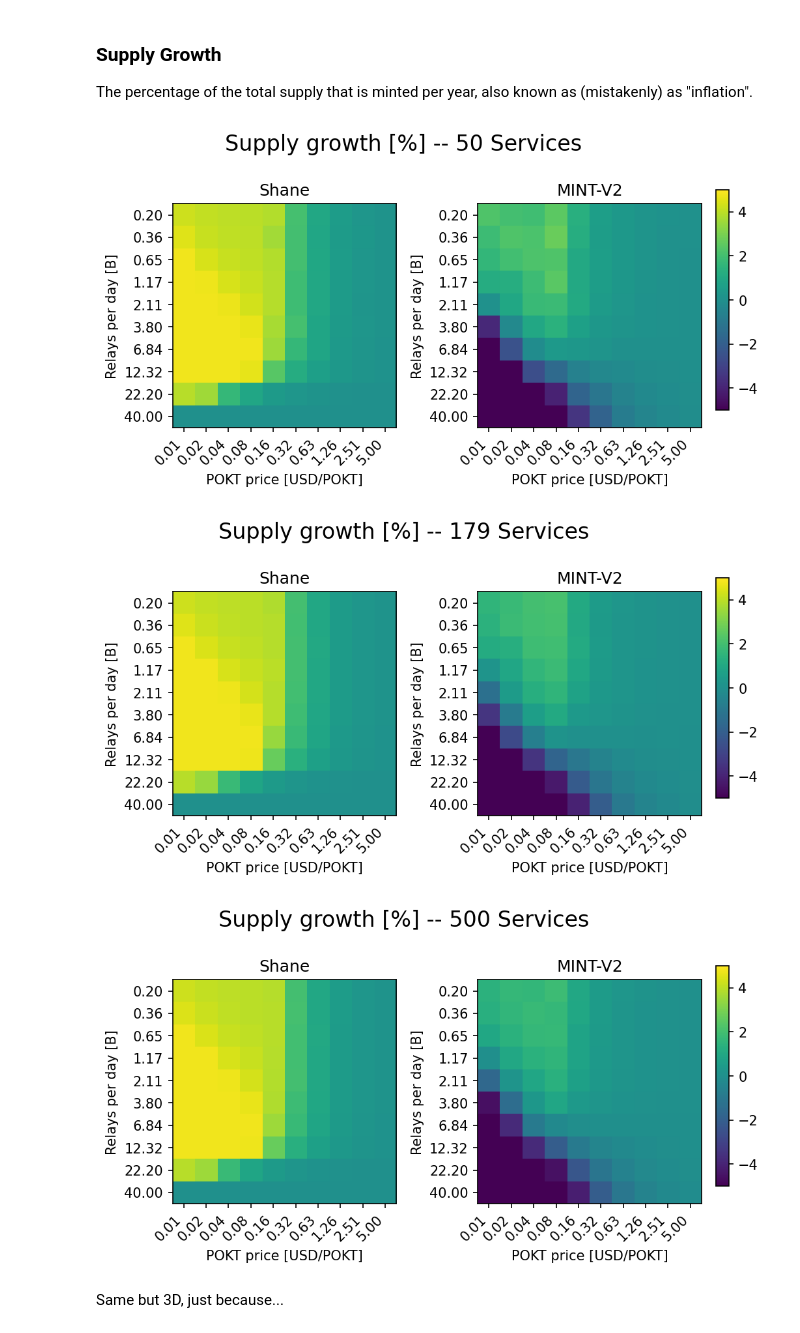
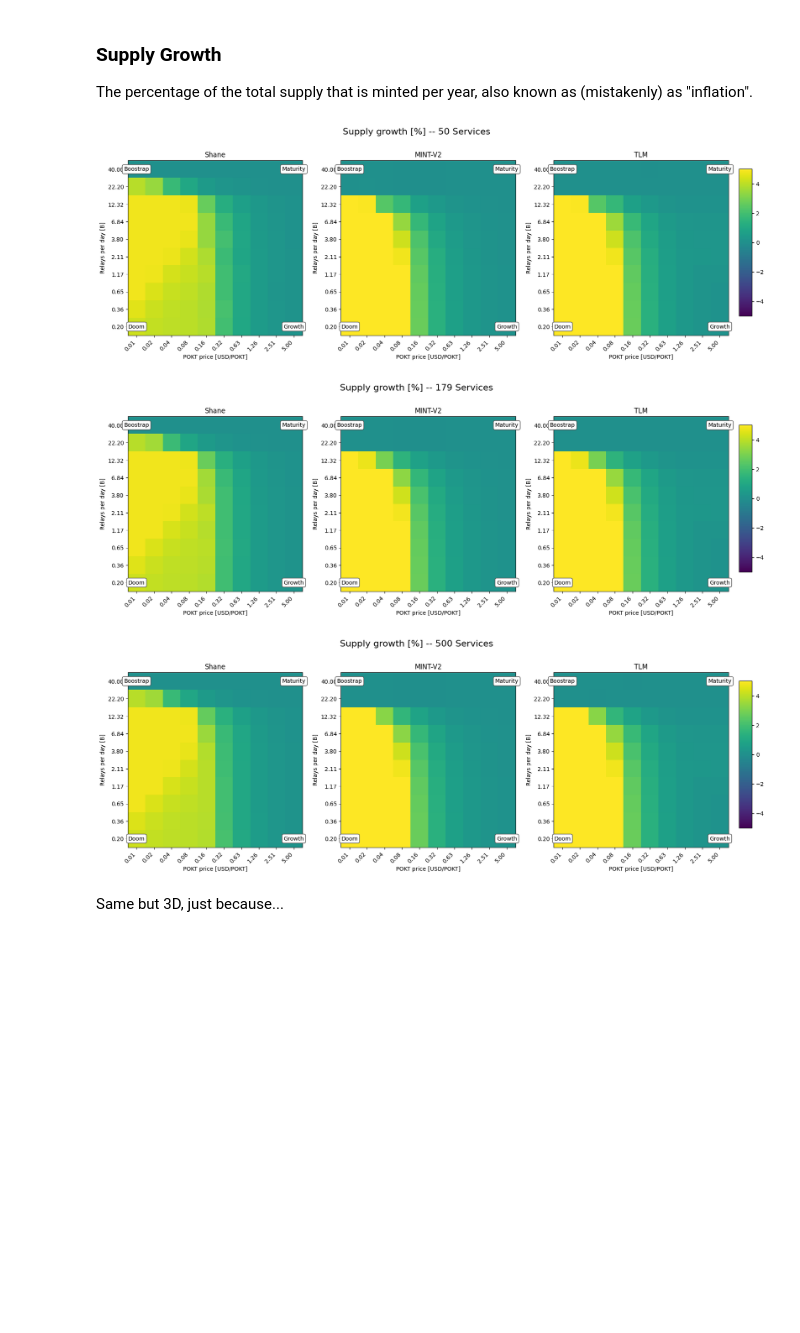
Before and after one commit to pokt-network/shannon-tokenomics-static-tests, a Jupyter notebook: notebooks/Random_scenarios.ipynb, the cells around one changed output. Cells and saved outputs as stored; diff of their text form; code cells hidden in the pictures; blank space fills up the shorter version.

Commit message:
added TLM | other minor changes

```diff
--- a/notebooks/Random_scenarios.ipynb
+++ b/notebooks/Random_scenarios.ipynb
@@ -144,3 +153,7 @@ models_test['MINT-V2']['process_fcn'] = mint_v2.process
+# %%
+models_test['TLM'] = dict()
+models_test['TLM']['params'] = tlm_params
+models_test['TLM']['process_fcn'] = tlm.process
 # %% [markdown]
 # Process
 # %% [markdown]
@@ -217,14 +230,14 @@ for i_r, relays_now in enumerate(relays_sweep):
                     # POKT burnt
                     row_values.append(results['Total_Burn'])
                     # Supplier monthly income in USD
-                    month_income_usd = results['Total_Mint_base']*network_macro['mint_share']['Supplier']*30.4*network_macro['POKT_value'] /network_macro['supplier nodes']
+                    month_income_usd = results['Total_Mint_Supplier']*30.4*network_macro['POKT_value'] /network_macro['supplier nodes']
                     row_values.append(month_income_usd)
                     # Suplier APR
                     row_values.append(((month_income_usd/30.4)*365./(network_macro['POKT_stake_per_node']*network_macro['POKT_value']))*100.)
                     # Over-mint per day due to suppliers extra minting
-                    row_values.append(results['Total_Mint_base']-results['Total_Burn'])
+                    row_values.append(results['Total_Mint_Supplier']-results['Total_Burn'] * network_macro["mint_share"]["Supplier"])
                     # Over-minted to sources
-                    row_values.append(results['Total_Mint_others'])
+                    row_values.append(results['Total_Mint_Supplier']-results['Total_Burn'] * network_macro["mint_share"]["Supplier"])
 
                     # Per-Service stuff
                     node_avg_list = list()
@@ -284,7 +297,7 @@ sweep_results_df = pd.DataFrame(
         "POKT burnt per Day [POKT]",
         "Supplier Income per Day [USD]",
         "Supplier APR (USD) [%]",
-        "Over-mint per Day for Suppliers [POKT]",
+        "Over-mint per Day for Supplier [POKT]",
         "Over-mint per Day for Sources [POKT]",
         "Per Service Avg. Gain per Node and Day [POKT]",
         "Per Service Std. Gain per Node and Day [POKT]",
@@ -339,7 +352,7 @@ for model_name in models_test.keys():
         'mean' : np.zeros(result_tensor_size),
         'std' : np.zeros(result_tensor_size)
     }
-    agg_results[model_name]['Income Suppliers'] = {
+    agg_results[model_name]['Income Supplier'] = {
         'mean' : np.zeros(result_tensor_size),
         'std' : np.zeros(result_tensor_size)
     }
@@ -454,54 +467,68 @@ The percentage of the total supply that is minted per year, also known as (mista
 # %%
 
 for num_services_idx in num_services_show:
-        fig = plt.figure(dpi = 150)
+        fig = plt.figure(figsize=(16, 8))
         fig.suptitle('Supply growth [%%] -- %d Services'%int(services_sweep[num_services_idx]), size=16, y=0.85)
         for idx, model in enumerate(models_list):
-                ax =plt.subplot(1,len(models_list),idx+1)
+                ax =plt.subplot(1,len(models_list), idx+1)
                 total_mint_grid = agg_results[model]['Total Mint'][feat][:,:,num_services_idx]
                 total_burn_grid = agg_results[model]['Total Burn'][feat][:,:,num_services_idx]
 
                 supply_growth = ((total_mint_grid-total_burn_grid)*365/network_macro['total_supply'])*100.
 
-                im = plt.imshow(supply_growth,
+                data_show = supply_growth[::-1]
+                im = plt.imshow(data_show,
                         #    norm=LogNorm(),
                         cmap='viridis',
                         interpolation='nearest')
                 im.set_clim(color_map_supply_grow_limits)
 
                 plt.title(model)
 
                 plt.ylabel('Relays per day [B]')
                 plt.xlabel('POKT price [USD/POKT]')
 
 
 
                 ticks = 10
                 xticks = np.linspace(0, num_sweeps-1, ticks)
                 yticks = np.linspace(0, num_sweeps-1, ticks)
                 if USE_GEOM:
-                        ytick_labels = ['%0.2f'%i for i in np.geomspace(min_relays_sweep/1e9, max_relays_sweep/1e9, ticks)]
+                        ytick_labels = ['%0.2f'%i for i in np.geomspace(min_relays_sweep/1e9, max_relays_sweep/1e9, ticks)][::-1]
                         xtick_labels = ['%0.2f'%i for i in np.geomspace(min_price_sweep, max_price_sweep, ticks)]
                 else:
-                        ytick_labels = ['%0.2f'%i for i in np.linspace(min_relays_sweep/1e9, max_relays_sweep/1e9, ticks)]
+                        ytick_labels = ['%0.2f'%i for i in np.linspace(min_relays_sweep/1e9, max_relays_sweep/1e9, ticks)][::-1]
                         xtick_labels = ['%0.2f'%i for i in np.linspace(min_price_sweep, max_price_sweep, ticks)]
 
                 plt.xticks(rotation=45, ha='right')
 
                 plt.xticks(ticks=xticks, labels=xtick_labels)
                 plt.yticks(ticks=yticks, labels=ytick_labels)
 
                 if len(models_list) == idx+1:
                         cax = fig.add_axes([ax.get_position().x1+0.1,ax.get_position().y0,0.02,ax.get_position().height])
                         plt.colorbar(im, cax=cax)  # Show the color scale
 
+                ax.text(0, 0, "Boostrap",
+                                ha='center', va='center', fontsize=10,
+                                bbox=dict(boxstyle="round", facecolor='white', edgecolor='0.3'))
+                ax.text(0, data_show.shape[1]-1, "Doom",
+                                ha='center', va='center', fontsize=10,
+                                bbox=dict(boxstyle="round", facecolor='white', edgecolor='0.3'))
+                ax.text(data_show.shape[0]-1, data_show.shape[1]-1, "Growth",
+                                ha='center', va='center', fontsize=10,
+                                bbox=dict(boxstyle="round", facecolor='white', edgecolor='0.3'))
+                ax.text(data_show.shape[0]-1, 0, "Maturity",
+                                ha='center', va='center', fontsize=10,
+                                bbox=dict(boxstyle="round", facecolor='white', edgecolor='0.3'))
+
 
         plt.tight_layout()
         plt.show()
 # %% [output]
-[figure, old version]
+[figure, new version]
-[figure, old version]
+[figure, new version]
-[figure, old version]
+[figure, new version]
 # %% [markdown]
 Same but 3D, just because...
 # %%
```
Also changed, not shown: parts of 13 cells of this notebook, 8 other files.
